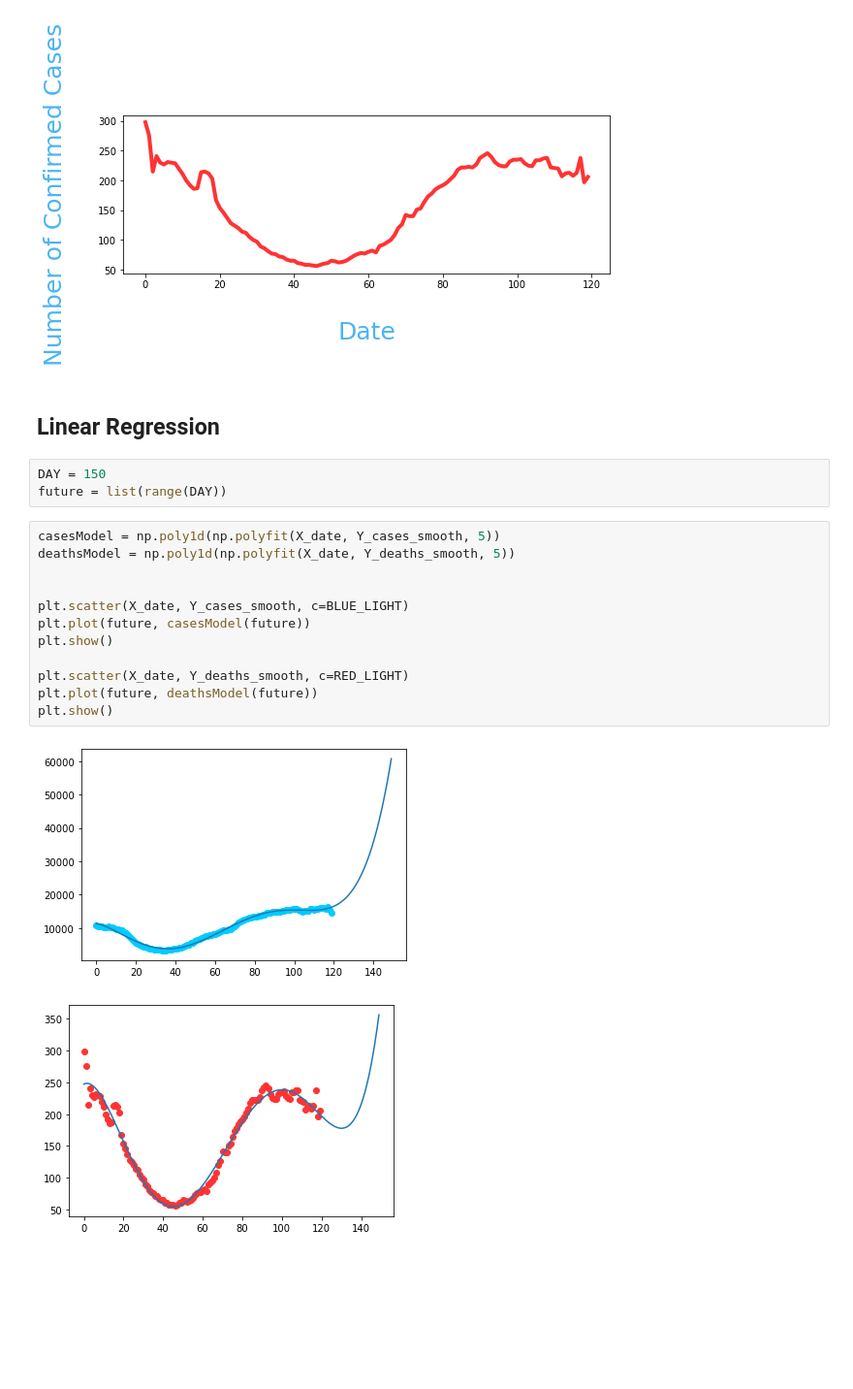
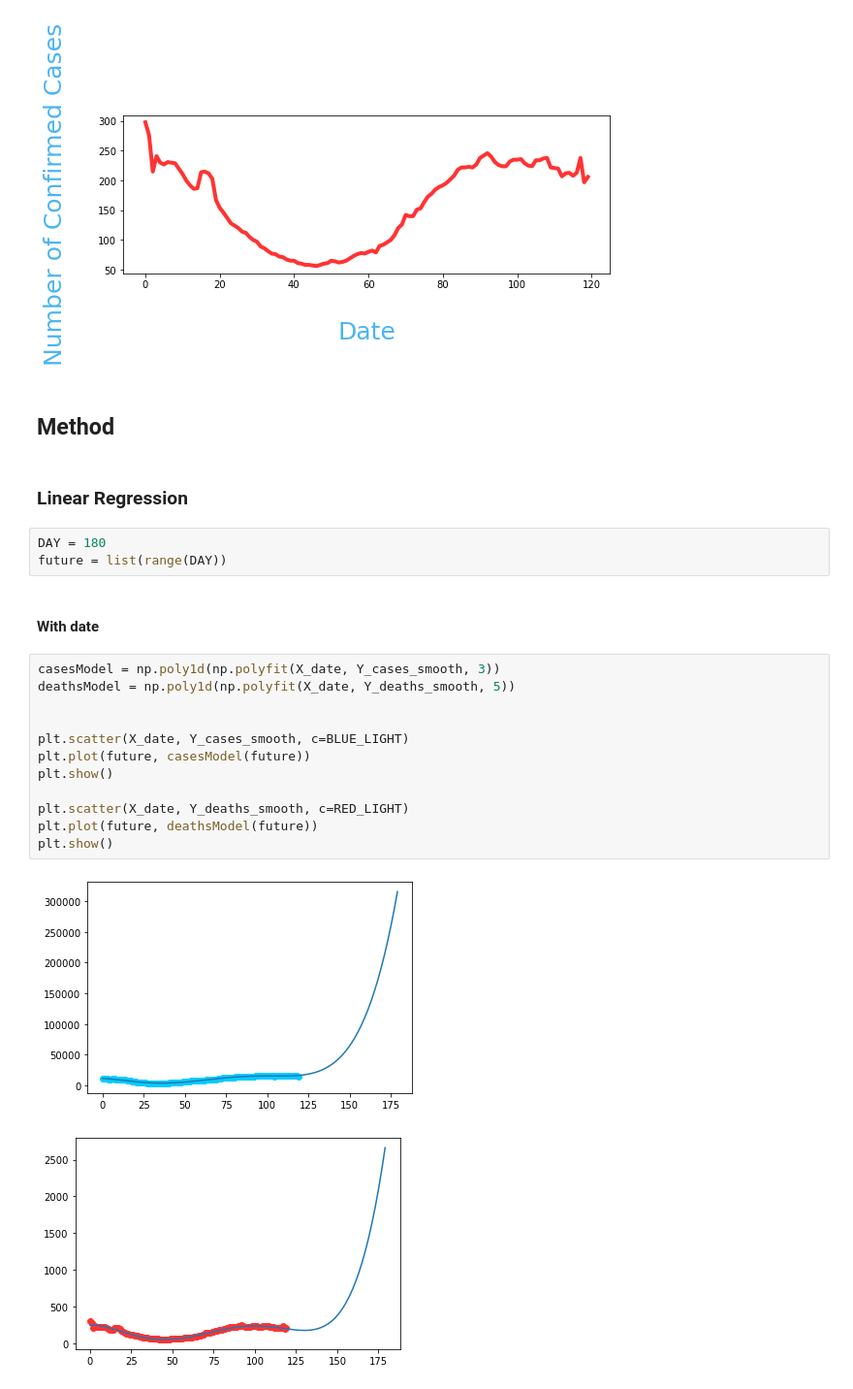
Before and after one commit to zero-nnkn/vietnam-covid19-prediction, a Jupyter notebook: model.ipynb, the cells around one changed output. Shown at 97% size. Cells and saved outputs as stored; diff of their text form; blank space fills up the shorter version.

```diff
--- a/model.ipynb
+++ b/model.ipynb
@@ -103,23 +105,27 @@ drawCase(X_date, Y_deaths_smooth, RED_LIGHT)
 [figure]
 [figure]
 [figure]
+# %% [markdown]
+## Method
 # %% [markdown]
-## Linear Regression
+### Linear Regression
 # %%
-DAY = 150
+DAY = 180
 future = list(range(DAY))
+# %% [markdown]
+#### With date
 # %%
-casesModel = np.poly1d(np.polyfit(X_date, Y_cases_smooth, 5))
+casesModel = np.poly1d(np.polyfit(X_date, Y_cases_smooth, 3))
 deathsModel = np.poly1d(np.polyfit(X_date, Y_deaths_smooth, 5))
 
 
 plt.scatter(X_date, Y_cases_smooth, c=BLUE_LIGHT)
 plt.plot(future, casesModel(future))
 plt.show()
 
 plt.scatter(X_date, Y_deaths_smooth, c=RED_LIGHT)
 plt.plot(future, deathsModel(future))
 plt.show()
 # %% [output]
-[figure, old version]
+[figure, new version]
-[figure, old version]
+[figure, new version]
```
Also changed, not shown: parts of 8 cells of this notebook.
